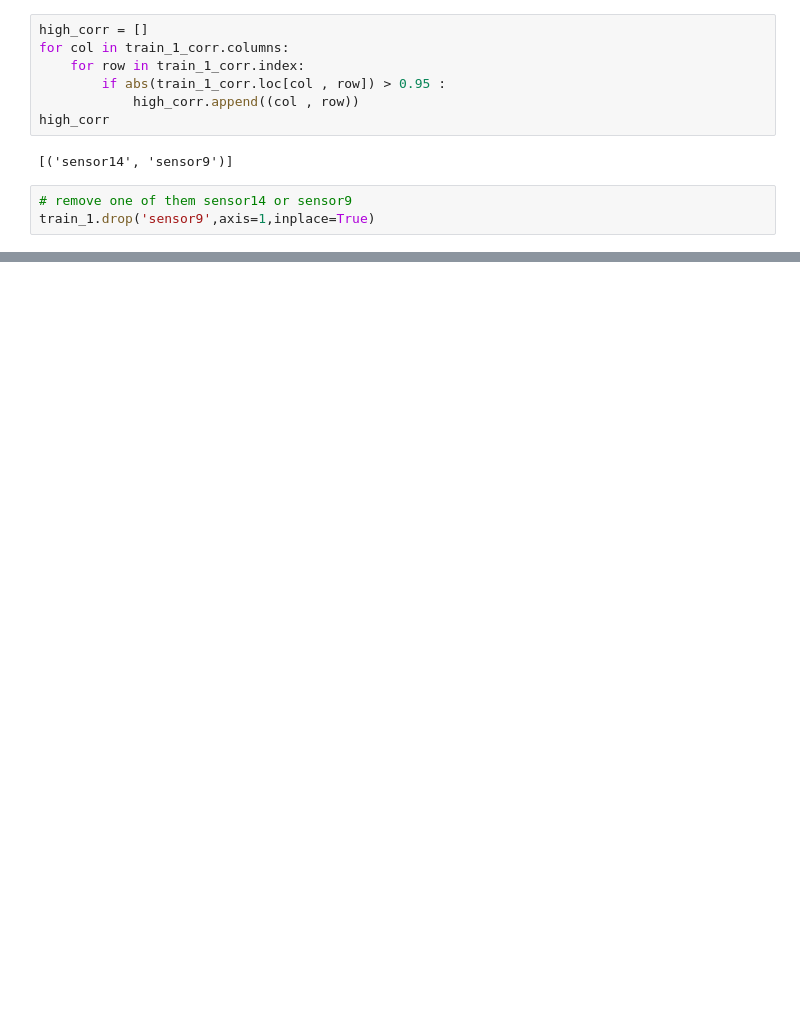
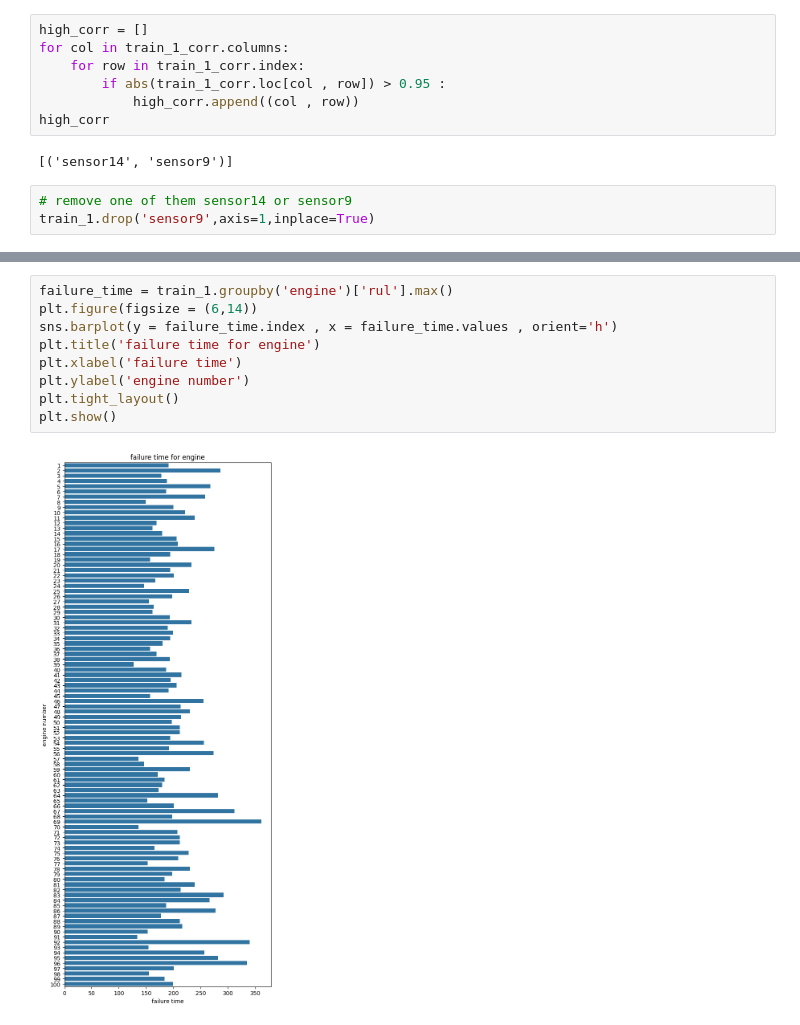
Before and after one commit to mhdnihas/NASA-Predictive-Engine-Maintenance, a Jupyter notebook: Predict_RUL.ipynb, the cells around one changed output, grey strips where cells are left out. Cells and saved outputs as stored; diff of their text form; blank space fills up the shorter version.

```diff
--- a/Predict_RUL.ipynb
+++ b/Predict_RUL.ipynb
@@ -258,0 +299,11 @@ ModuleNotFoundError: No module named 'pandas_profiling'
+# %%
+failure_time = train_1.groupby('engine')['rul'].max()
+plt.figure(figsize = (6,14))
+sns.barplot(y = failure_time.index , x = failure_time.values , orient='h')
+plt.title('failure time for engine')
+plt.xlabel('failure time')
+plt.ylabel('engine number')
+plt.tight_layout()
+plt.show()
+# %% [output]
+[figure, added]
```
Also changed, not shown: parts of 43 cells of this notebook, 1 other file.
